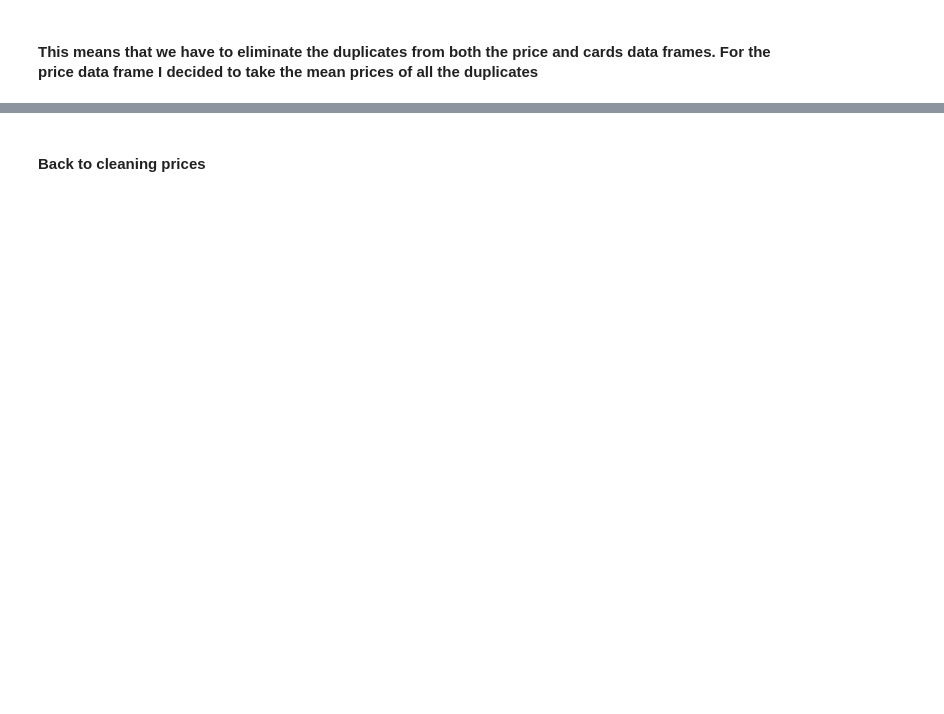
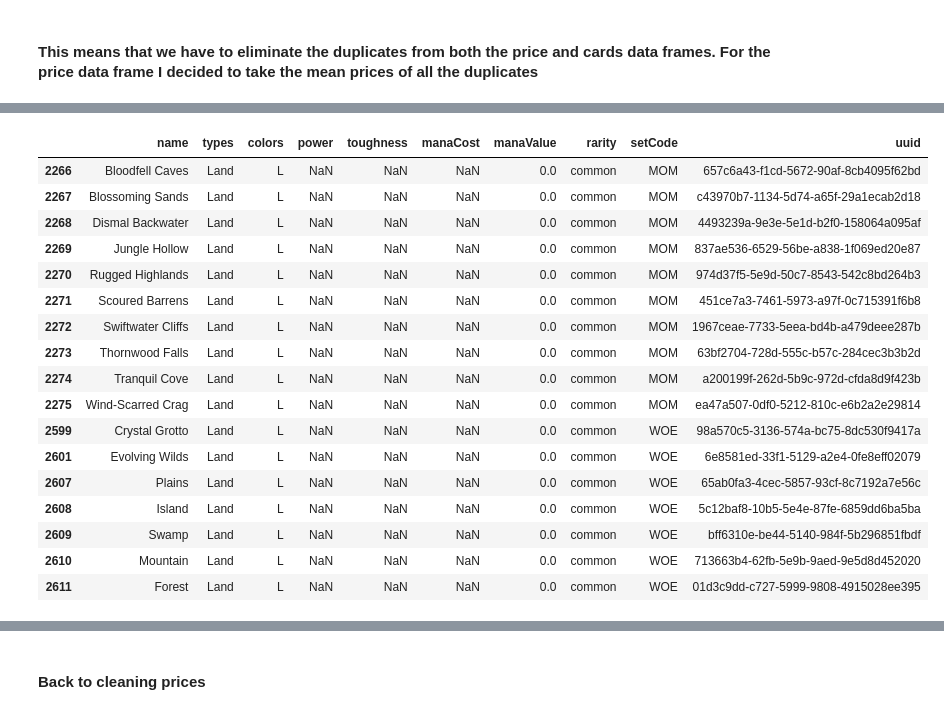
Before and after one commit to LouisHH0203/pet_projects, a Jupyter notebook: mtg_analysis.ipynb, the cells around one changed output, grey strips where cells are left out. Saved outputs shown, nothing was run; the diff lists cells and outputs as text; code cells hidden in the pictures; blank space fills up the shorter version.

```diff
--- a/mtg_analysis.ipynb
+++ b/mtg_analysis.ipynb
@@ -613,0 +587,5 @@ basic_lands
+# %%
+# all the lands in the data that are duplicated
+duplicate_lands = standard_legal_df[standard_legal_df.duplicated(subset='name')
+                                    & (standard_legal_df['types'] == 'Land')]
+duplicate_lands
@@ -637,10 +678,9 @@ duplicates_df
 # %% [markdown]
 #### This means that we have to eliminate the duplicates from both the price and cards data frames. For the price data frame I decided to take the mean prices of all the duplicates
 # %%
-# Starting with the cards df, I will keep the first lands from the MID set
-duplicated_lands_mask = standard_legal_df.duplicated(subset='name') & (standard_legal_df['types'] == 'Land')
-first_lands_mask = ~duplicated_lands_mask | (standard_legal_df['types'] != 'Land')
-standard_legal_df = standard_legal_df[first_lands_mask]
-
-standard_legal_df[standard_legal_df['name'] == ]
+# Starting with the cards df lets keep the newest version of the cards in the standard set
+standard_legal_df.drop_duplicates(subset='name', keep='last', inplace=True)
+# confirming if this worked correctly for non land cards
+duped_names = duplicates_df['name'].drop_duplicates().to_list()
+standard_legal_df[standard_legal_df['name'].isin(duped_names)]
 # %% [output]
@@ -647,0 +701,23 @@ ValueError: Can only compare identically-labeled Series objects
+# %%
+# same check with land cards
+duped_lands = duplicate_lands['name'].drop_duplicates().to_list()
+standard_legal_df[standard_legal_df['name'].isin(duped_lands)]
+# %% [output]
+|  | name | types | colors | power | toughness | manaCost | manaValue | rarity | setCode | uuid |
+| 2266 | Bloodfell Caves | Land | L | NaN | NaN | NaN | 0.0 | common | MOM | 657c6a43-f1cd-5672-90af-8cb4095f62bd |
+| 2267 | Blossoming Sands | Land | L | NaN | NaN | NaN | 0.0 | common | MOM | c43970b7-1134-5d74-a65f-29a1ecab2d18 |
+| 2268 | Dismal Backwater | Land | L | NaN | NaN | NaN | 0.0 | common | MOM | 4493239a-9e3e-5e1d-b2f0-158064a095af |
+| 2269 | Jungle Hollow | Land | L | NaN | NaN | NaN | 0.0 | common | MOM | 837ae536-6529-56be-a838-1f069ed20e87 |
+| 2270 | Rugged Highlands | Land | L | NaN | NaN | NaN | 0.0 | common | MOM | 974d37f5-5e9d-50c7-8543-542c8bd264b3 |
+| 2271 | Scoured Barrens | Land | L | NaN | NaN | NaN | 0.0 | common | MOM | 451ce7a3-7461-5973-a97f-0c715391f6b8 |
+| 2272 | Swiftwater Cliffs | Land | L | NaN | NaN | NaN | 0.0 | common | MOM | 1967ceae-7733-5eea-bd4b-a479deee287b |
+| 2273 | Thornwood Falls | Land | L | NaN | NaN | NaN | 0.0 | common | MOM | 63bf2704-728d-555c-b57c-284cec3b3b2d |
+| 2274 | Tranquil Cove | Land | L | NaN | NaN | NaN | 0.0 | common | MOM | a200199f-262d-5b9c-972d-cfda8d9f423b |
+| 2275 | Wind-Scarred Crag | Land | L | NaN | NaN | NaN | 0.0 | common | MOM | ea47a507-0df0-5212-810c-e6b2a2e29814 |
+| 2599 | Crystal Grotto | Land | L | NaN | NaN | NaN | 0.0 | common | WOE | 98a570c5-3136-574a-bc75-8dc530f9417a |
+| 2601 | Evolving Wilds | Land | L | NaN | NaN | NaN | 0.0 | common | WOE | 6e8581ed-33f1-5129-a2e4-0fe8eff02079 |
+| 2607 | Plains | Land | L | NaN | NaN | NaN | 0.0 | common | WOE | 65ab0fa3-4cec-5857-93cf-8c7192a7e56c |
+| 2608 | Island | Land | L | NaN | NaN | NaN | 0.0 | common | WOE | 5c12baf8-10b5-5e4e-87fe-6859dd6ba5ba |
+| 2609 | Swamp | Land | L | NaN | NaN | NaN | 0.0 | common | WOE | bff6310e-be44-5140-984f-5b296851fbdf |
+| 2610 | Mountain | Land | L | NaN | NaN | NaN | 0.0 | common | WOE | 713663b4-62fb-5e9b-9aed-9e5d8d452020 |
+| 2611 | Forest | Land | L | NaN | NaN | NaN | 0.0 | common | WOE | 01d3c9dd-c727-5999-9808-4915028ee395 |
```
Also changed, not shown: parts of 20 cells of this notebook.
